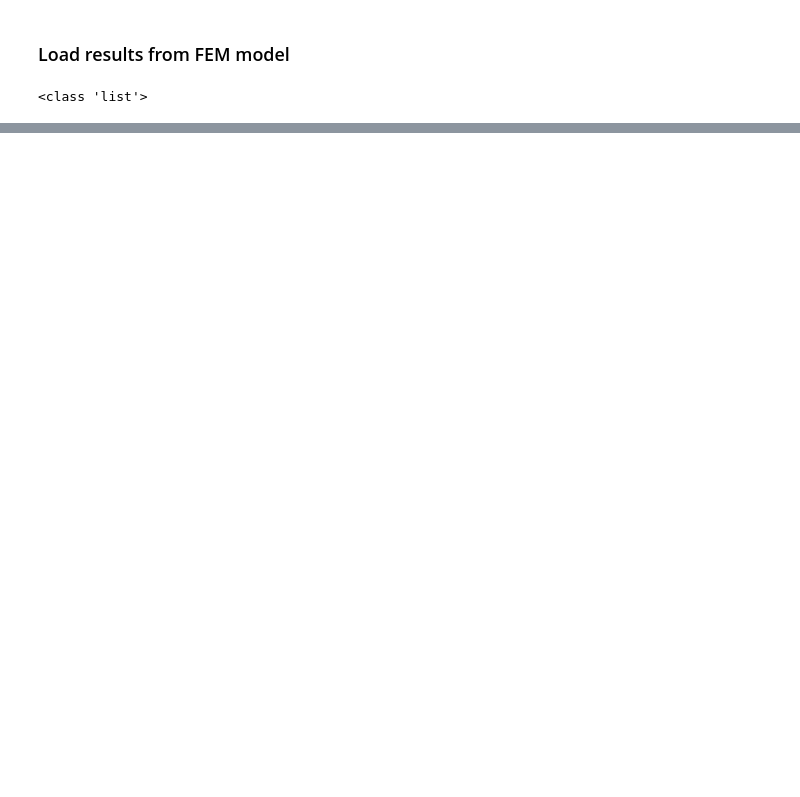
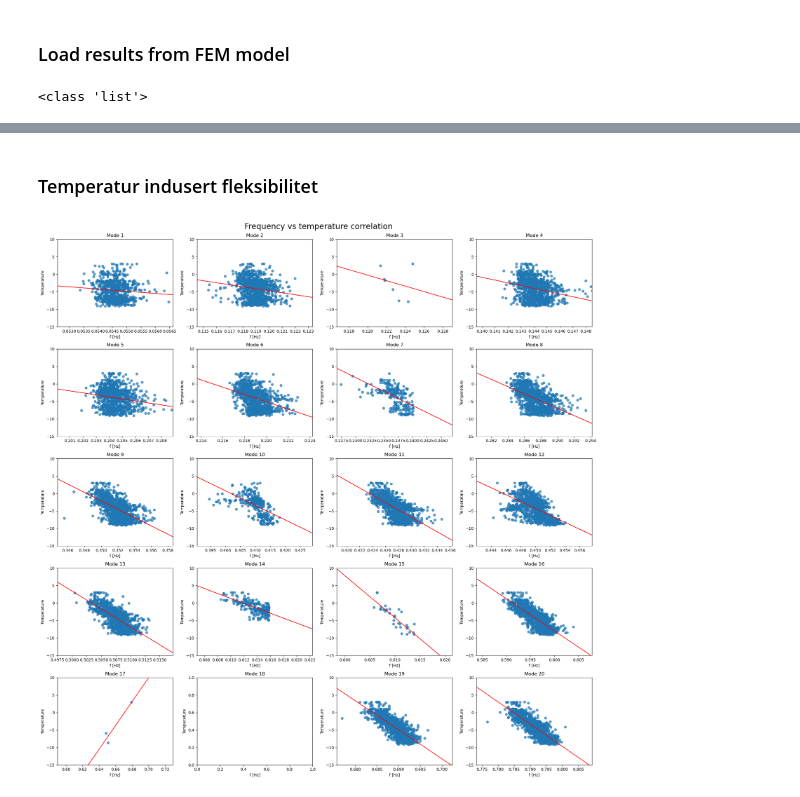
Before and after one commit to emilnebb/AOMA_Halogaland, a Jupyter notebook: src/AOMA/Result_exploration/AOMA_vs_FEM.ipynb, the cells around one changed output, grey strips where cells are left out. Drawn from its saved outputs; the diff is of its cells as text; code cells hidden in the pictures; blank space fills up the shorter version.

```diff
--- a/src/AOMA/Result_exploration/AOMA_vs_FEM.ipynb
+++ b/src/AOMA/Result_exploration/AOMA_vs_FEM.ipynb
@@ -149,0 +48,7 @@ plt.show()
+# %% [markdown]
+### Temperatur indusert fleksibilitet
+# %%
+freq_vs_temp = tracer.plot_freq_vs_temp_corr(temps)
+plt.savefig('temp_induced_flexibility.jpg')
+# %% [output]
+[figure, added]
```
Also changed, not shown: parts of 15 cells of this notebook.
